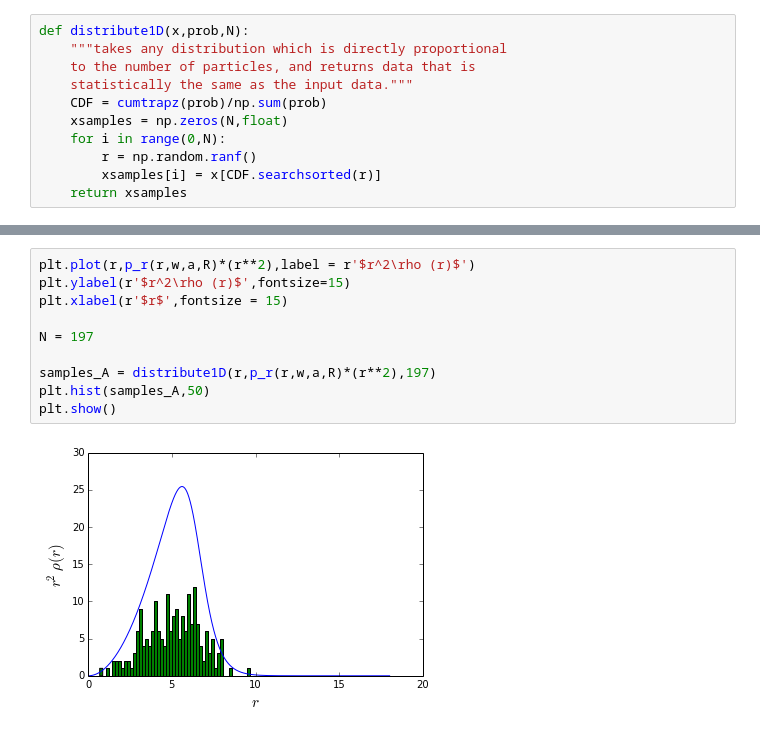
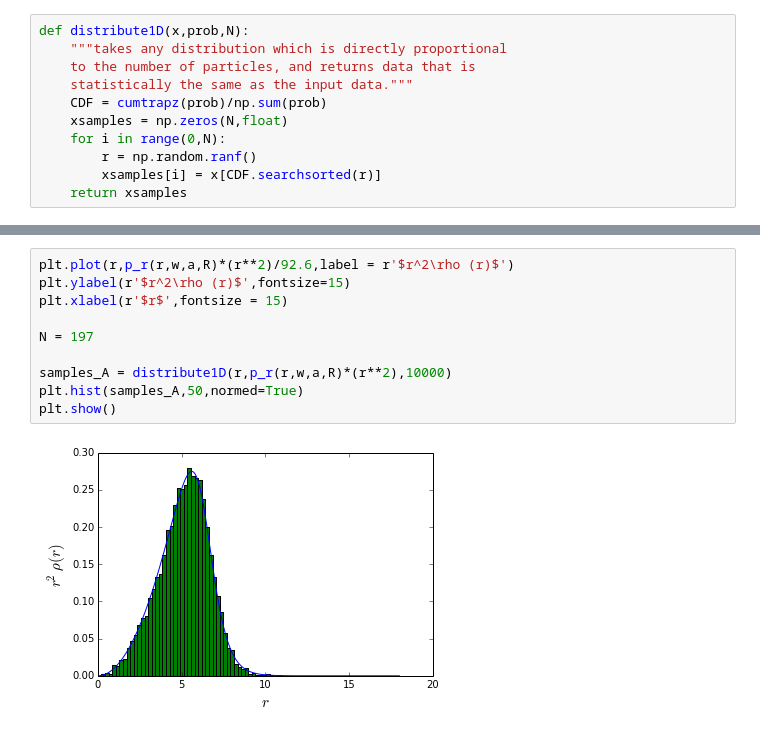
Before and after one commit to jparke08/PHYS202-S14, a Jupyter notebook: SciPy/RandomAndMCExercises.ipynb, the cells around one changed output, grey strips where cells are left out. Cells and saved outputs as stored; diff of their text form.

```diff
--- a/SciPy/RandomAndMCExercises.ipynb
+++ b/SciPy/RandomAndMCExercises.ipynb
@@ -221,13 +226,13 @@ NameError: name 'samples_A' is not defined
 [figure]
 # %%
-plt.plot(r,p_r(r,w,a,R)*(r**2),label = r'$r^2\rho (r)$')
+plt.plot(r,p_r(r,w,a,R)*(r**2)/92.6,label = r'$r^2\rho (r)$')
 plt.ylabel(r'$r^2\rho (r)$',fontsize=15)
 plt.xlabel(r'$r$',fontsize = 15)
 
 N = 197
 
-samples_A = distribute1D(r,p_r(r,w,a,R)*(r**2),197)
-plt.hist(samples_A,50)
+samples_A = distribute1D(r,p_r(r,w,a,R)*(r**2),10000)
+plt.hist(samples_A,50,normed=True)
 plt.show()
 # %% [output]
-[figure, old version]
+[figure, new version]
```
Also changed, not shown: parts of 9 cells of this notebook, 1 other file.
